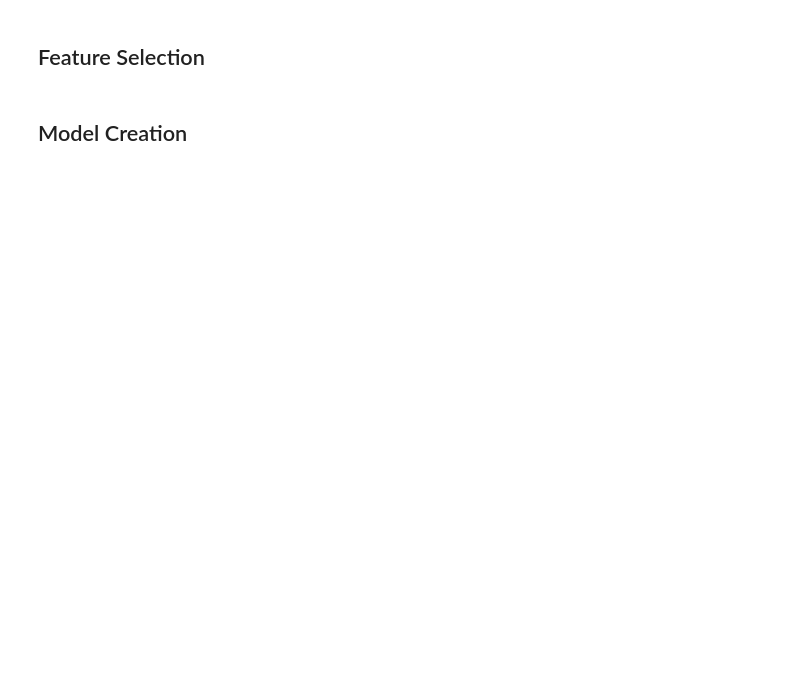
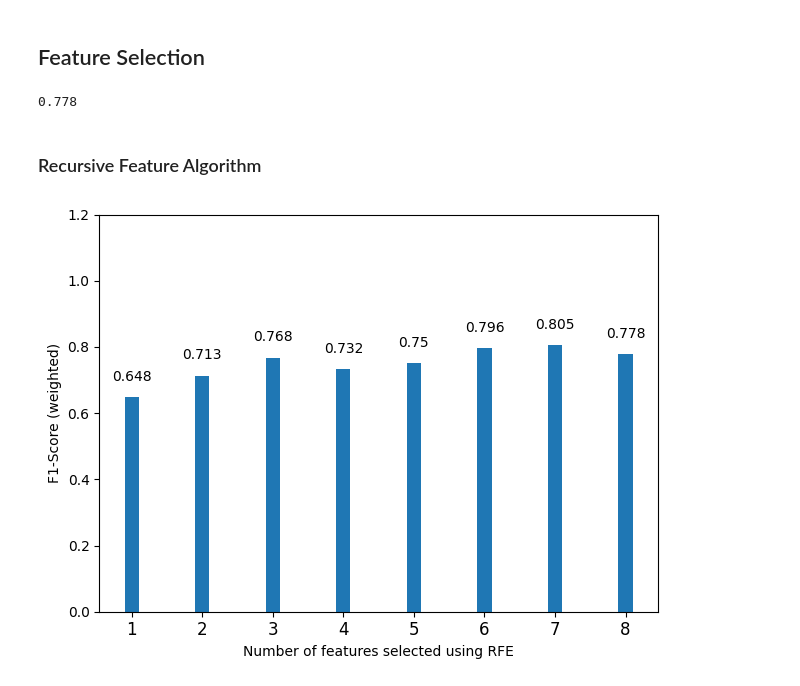
Before and after one commit to MbuviM/Diabetes-Prediction-Machine-Learning-Model, a Jupyter notebook: Model.ipynb, the cells around one changed output. Cells and saved outputs as stored; diff of their text form; code cells hidden in the pictures; blank space fills up the shorter version.

Commit message:
RFE Feature Selection

```diff
--- a/Model.ipynb
+++ b/Model.ipynb
@@ -281,5 +276,8 @@ smote_tomek = imblearn.combine.SMOTETomek(sampling_strategy='auto',smote=smote,
+# %%
+# Handling imbalance by using Random Undersampling
+Random = imblearn.under_sampling.RandomUnderSampler(sampling_strategy='auto', random_state=None, replacement=False)
 # %%
-X_resampled, y_resampled = smote_tomek.fit_resample(X, y)
+X_resampled, y_resampled = Random.fit_resample(X, y)
 # %%
 print(f'This is y total values {y.value_counts()}')
 # %% [output]
@@ -312,4 +364,65 @@ X.sample(10)
 # %% [markdown]
 ## Feature Selection
-# %% [markdown]
-## Model Creation
+# %%
+# Model Creation with all the features
+from sklearn.model_selection import train_test_split
+from sklearn.feature_selection import RFE
+from sklearn.ensemble import RandomForestClassifier
+from sklearn.metrics import f1_score
+
+X_train, X_test, y_train, y_test = train_test_split(X_resampled, y_resampled, test_size=0.2, random_state=42)
+rfc = RandomForestClassifier()
+
+# Fitting the model
+rfc.fit(X_train, y_train)
+
+# Making predictions
+preds = rfc.predict(X_test)
+
+# Evaluate the model using the F1-score
+f1_score_all = round(f1_score(y_test, preds, average='weighted'), 3)
+
+print(f1_score_all)
+# %% [output]
+0.778
+# %% [markdown]
+### Recursive Feature Algorithm
+# %%
+
+rfe_f1_score_list = []
+# Perfoem the Recursive Feature Technique
+for feature in range (1, 9):
+    RFESelector = RFE(estimator=rfc, n_features_to_select=feature, step=1)
+    RFESelector.fit(X_train, y_train)
+
+    #Filter the columns
+    filt_X_train = RFESelector.transform(X_train)
+    filt_X_test = RFESelector.transform(X_test)
+
+    #Fit the model
+    rfc.fit(filt_X_train, y_train)
+    #Prediction
+    predictions = rfc.predict(filt_X_test)
+
+    f1_score_rfe = round(f1_score(y_test, predictions, average='weighted'), 3)
+
+    rfe_f1_score_list.append(f1_score_rfe)
+# %%
+fig, ax = plt.subplots()
+
+x = np.arange(1, 9)
+y = rfe_f1_score_list
+
+ax.bar(x, y, width=0.2)
+ax.set_xlabel('Number of features selected using RFE')
+ax.set_ylabel('F1-Score (weighted)')
+ax.set_ylim(0, 1.2)
+ax.set_xticks(np.arange(1, 9))
+ax.set_xticklabels(np.arange(1, 9), fontsize=12)
+
+for i, v in enumerate(y):
+    plt.text(x=i+1, y=v+0.05, s=str(v), ha='center')
+
+plt.tight_layout()
+# %% [output]
+[figure, added]
```
Also changed, not shown: parts of 7 cells of this notebook.
